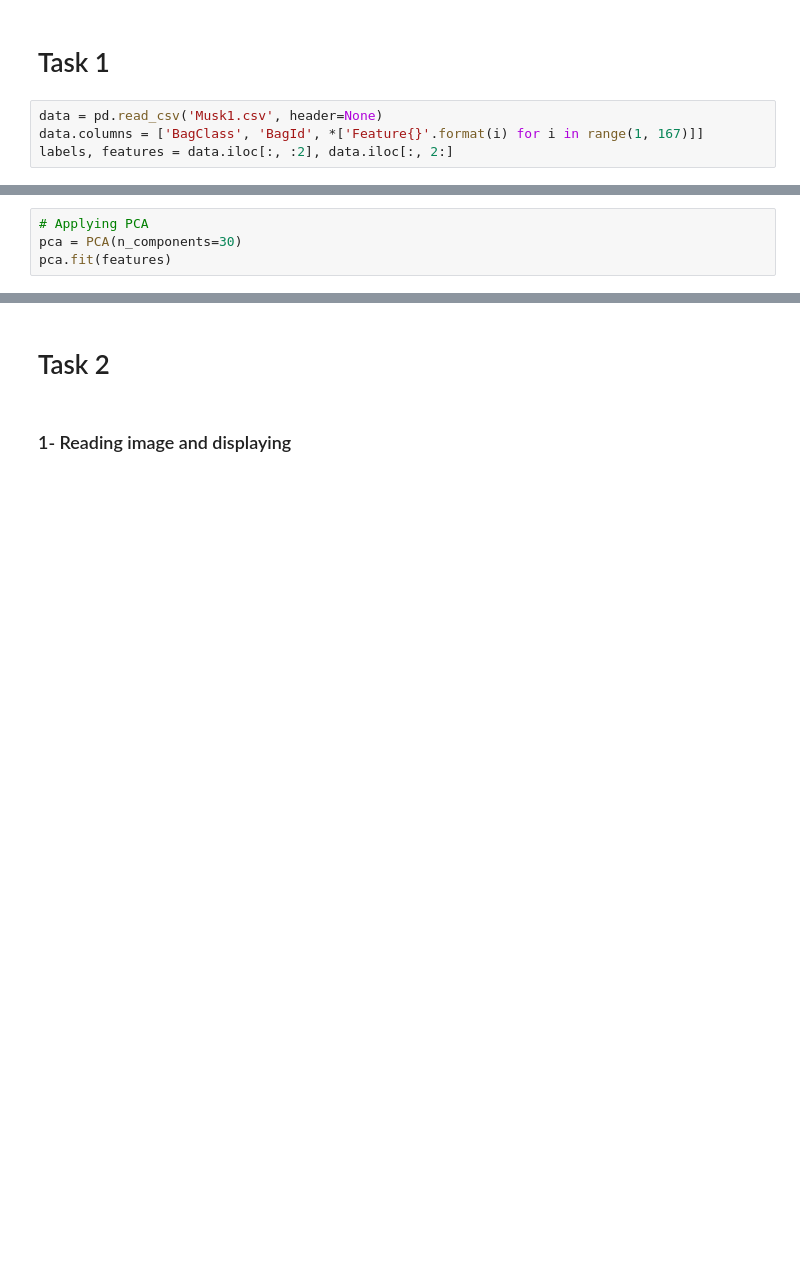
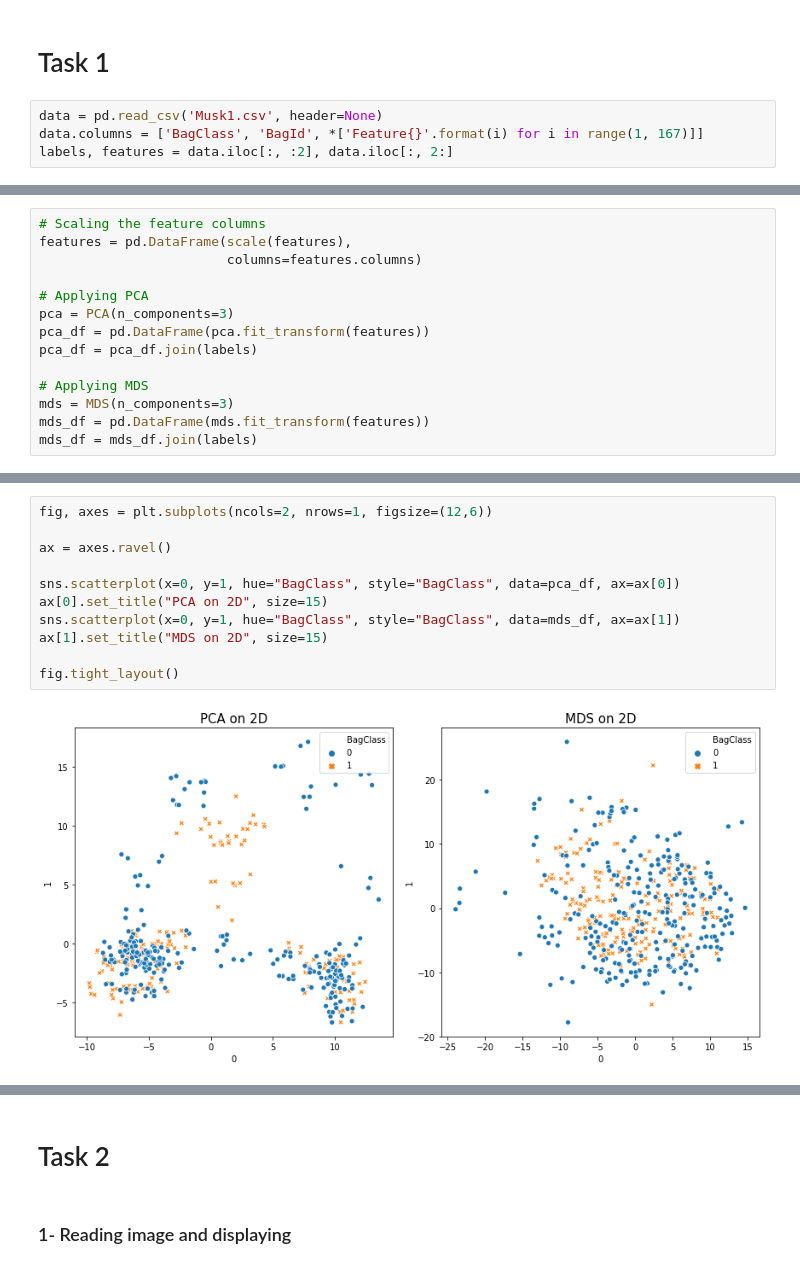
Before and after one commit to BU-IE-582/fall19-sarikayamerts, a Jupyter notebook: hw2/Assignment2.ipynb, the cells around one changed output, grey strips where cells are left out. Cells and saved outputs as stored; diff of their text form; blank space fills up the shorter version.

```diff
--- a/hw2/Assignment2.ipynb
+++ b/hw2/Assignment2.ipynb
@@ -47,4 +39,0 @@ features = pd.DataFrame(scaler.fit_transform(features), columns=features.columns
-# %%
-# Applying PCA
-pca = PCA(n_components=30)
-pca.fit(features)
@@ -73,0 +42,14 @@ plt.yticks(np.arange(0, 1.1, step=0.1))
+# %%
+# Scaling the feature columns
+features = pd.DataFrame(scale(features),
+                        columns=features.columns)
+
+# Applying PCA
+pca = PCA(n_components=3)
+pca_df = pd.DataFrame(pca.fit_transform(features))
+pca_df = pca_df.join(labels)
+
+# Applying MDS
+mds = MDS(n_components=3)
+mds_df = pd.DataFrame(mds.fit_transform(features))
+mds_df = mds_df.join(labels)
@@ -73,0 +62,13 @@ plt.yticks(np.arange(0, 1.1, step=0.1))
+# %%
+fig, axes = plt.subplots(ncols=2, nrows=1, figsize=(12,6))
+
+ax = axes.ravel()
+
+sns.scatterplot(x=0, y=1, hue="BagClass", style="BagClass", data=pca_df, ax=ax[0])
+ax[0].set_title("PCA on 2D", size=15)
+sns.scatterplot(x=0, y=1, hue="BagClass", style="BagClass", data=mds_df, ax=ax[1])
+ax[1].set_title("MDS on 2D", size=15)
+
+fig.tight_layout()
+# %% [output]
+[figure, added]
```
Also changed, not shown: parts of 22 cells of this notebook.
